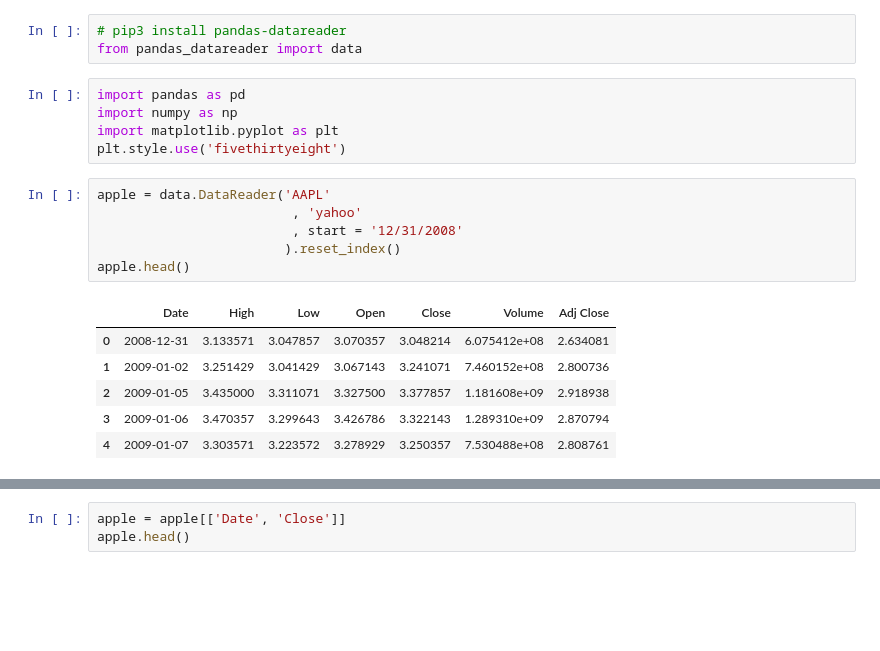
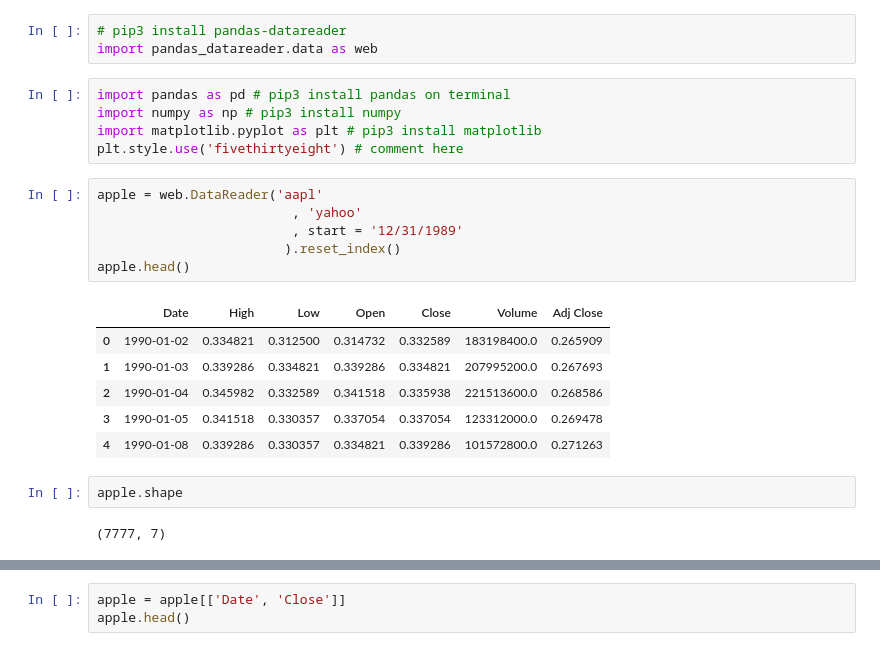
Before and after one commit to yuchild/erik_interviewqs, a Jupyter notebook: question_stocks_monte_carlo.ipynb, the cells around one changed output, grey strips where cells are left out. Saved outputs shown, nothing was run; the diff lists cells and outputs as text; blank space fills up the shorter version.

```diff
--- a/question_stocks_monte_carlo.ipynb
+++ b/question_stocks_monte_carlo.ipynb
@@ -1,21 +1,25 @@
 # %%
 # pip3 install pandas-datareader
-from pandas_datareader import data
+import pandas_datareader.data as web
 # %%
-import pandas as pd
-import numpy as np
-import matplotlib.pyplot as plt
-plt.style.use('fivethirtyeight')
+import pandas as pd # pip3 install pandas on terminal
+import numpy as np # pip3 install numpy
+import matplotlib.pyplot as plt # pip3 install matplotlib
+plt.style.use('fivethirtyeight') # comment here
 # %%
-apple = data.DataReader('AAPL'
+apple = web.DataReader('aapl'
                          , 'yahoo'
-                         , start = '12/31/2008'
+                         , start = '12/31/1989'
                         ).reset_index()
 apple.head()
 # %% [output]
 |  | Date | High | Low | Open | Close | Volume | Adj Close |
-| 0 | 2008-12-31 | 3.133571 | 3.047857 | 3.070357 | 3.048214 | 6.075412e+08 | 2.634081 |
-| 1 | 2009-01-02 | 3.251429 | 3.041429 | 3.067143 | 3.241071 | 7.460152e+08 | 2.800736 |
-| 2 | 2009-01-05 | 3.435000 | 3.311071 | 3.327500 | 3.377857 | 1.181608e+09 | 2.918938 |
-| 3 | 2009-01-06 | 3.470357 | 3.299643 | 3.426786 | 3.322143 | 1.289310e+09 | 2.870794 |
-| 4 | 2009-01-07 | 3.303571 | 3.223572 | 3.278929 | 3.250357 | 7.530488e+08 | 2.808761 |
+| 0 | 1990-01-02 | 0.334821 | 0.312500 | 0.314732 | 0.332589 | 183198400.0 | 0.265909 |
+| 1 | 1990-01-03 | 0.339286 | 0.334821 | 0.339286 | 0.334821 | 207995200.0 | 0.267693 |
+| 2 | 1990-01-04 | 0.345982 | 0.332589 | 0.341518 | 0.335938 | 221513600.0 | 0.268586 |
+| 3 | 1990-01-05 | 0.341518 | 0.330357 | 0.337054 | 0.337054 | 123312000.0 | 0.269478 |
+| 4 | 1990-01-08 | 0.339286 | 0.330357 | 0.334821 | 0.339286 | 101572800.0 | 0.271263 |
+# %%
+apple.shape
+# %% [output]
+(7777, 7)
```
Also changed, not shown: parts of 14 cells of this notebook.
